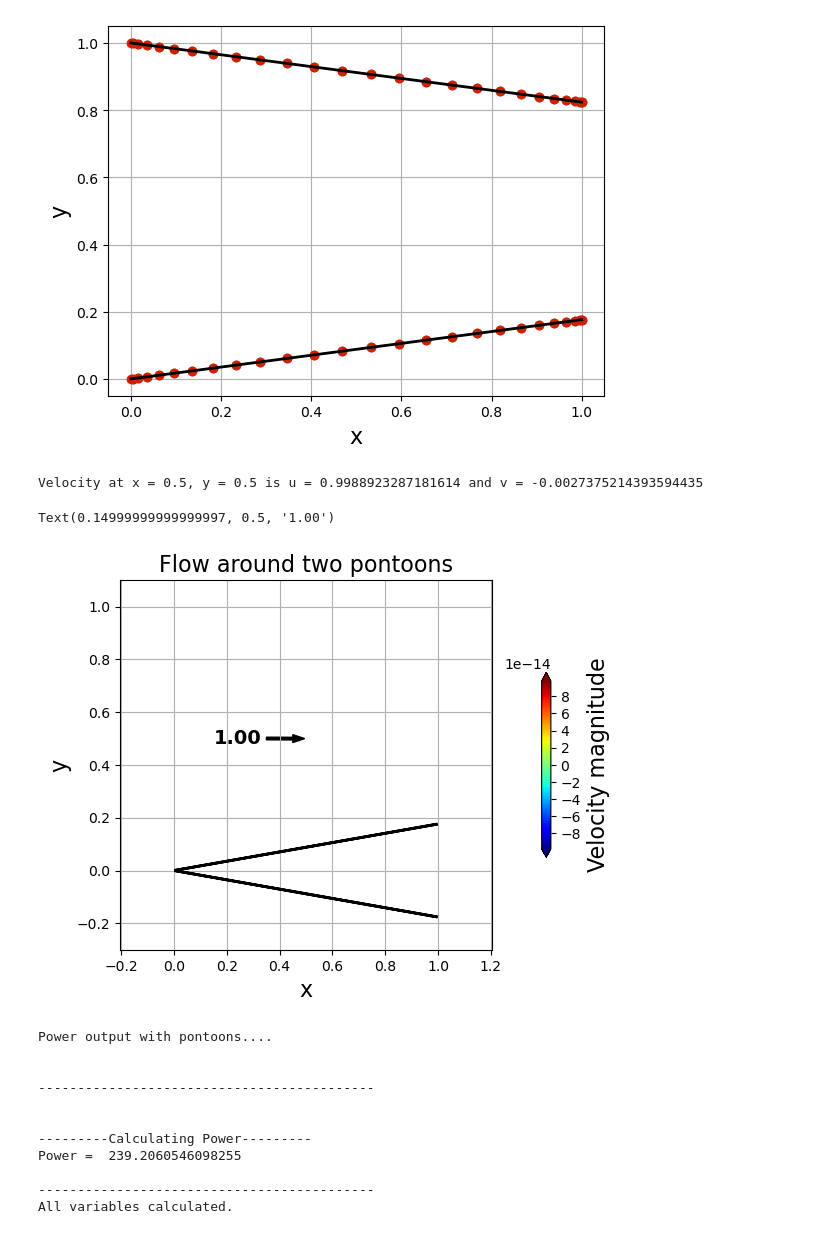
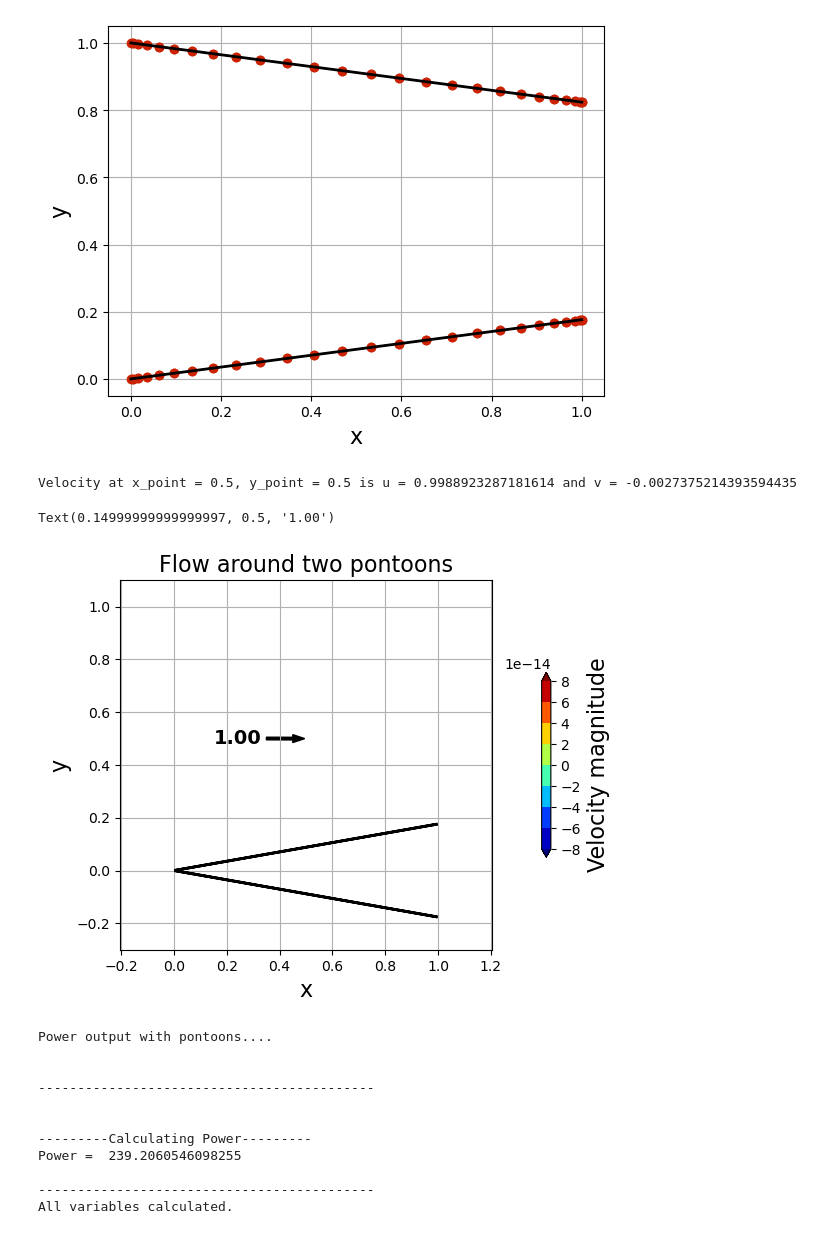
Before and after one commit to pilipb/DP5-code, a Jupyter notebook: testing_foil.ipynb, the cells around one changed output. Drawn from its saved outputs; the diff is of its cells as text; code cells hidden in the pictures.

```diff
--- a/testing_foil.ipynb
+++ b/testing_foil.ipynb
@@ -56,6 +56,7 @@ for i,aerofoil in enumerate(coords):
 for panel in aerofoils[1]:
     panel.ya = panel.ya + turbine_width
     panel.yb = panel.yb + turbine_width
+    panel.yc = panel.yc + turbine_width
 y2 = y2 + turbine_width
 
 
@@ -122,43 +123,42 @@ for i,panels in enumerate(aerofoils):
 u_tot /= 2 * u_inf
 v_tot /= 2 * u_inf
 
 # # plot the velocity field
 # plt.streamplot(X, Y, u_tot, v_tot, density=2, linewidth=1, arrowsize=1, arrowstyle='->')
 
 for panels in aerofoils:
     plt.fill([panel.xc for panel in panels],
         [panel.yc for panel in panels],
         color='k', linestyle='solid', linewidth=2, zorder=2)
 
 # add contours of velocity
-plt.contourf(X, Y, np.sqrt(u_tot**2 + v_tot**2), extend='both', cmap='jet', levels=100)
-
+plt.contourf(X, Y, np.sqrt(u_tot**2 + v_tot**2), extend='both', cmap='jet', levels=10)
 cbar = plt.colorbar(orientation='vertical', shrink=0.5, pad=0.1)
 cbar.set_label('Velocity magnitude', fontsize=16)
 
 plt.grid()
 plt.title('Flow around two pontoons', fontsize=16)
 plt.xlim(x_start, x_end)
 plt.ylim(y_start, y_end)
 plt.xlabel('x', fontsize=16)
 plt.ylabel('y', fontsize=16)
 
 # calculate velocity at x = 0.5, y = width/2
-x = 0.35
-y = turbine_width/2
-u,v = vel_field(panels, freestreams[0], x, y)
-print('Velocity at x = 0.5, y = 0.5 is u = {} and v = {}'.format(u,v))
+x_point = 0.35
+y_point = turbine_width/2
+u,v = vel_field(panels, freestreams[0], x_point, y_point)
+print('Velocity at x_point = 0.5, y_point = 0.5 is u = {} and v = {}'.format(u,v))
 
 # put an arrow there
-plt.arrow(x, y, u/10, v/10, width=0.01, color='k')
+plt.arrow(x_point, y_point, u/10, v/10, width=0.01, color='k')
 
 # find the net velocity at this point
 vel = np.sqrt(u**2 + v**2)
-plt.text(x-0.2, y, '%.2f' %vel, fontsize=14, fontweight='bold', va='center')
+plt.text(x_point-0.2, y_point, '%.2f' %vel, fontsize=14, fontweight='bold', va='center')
 # %% [output]
-Velocity at x = 0.5, y = 0.5 is u = 0.9988923287181614 and v = -0.0027375214393594435
+Velocity at x_point = 0.5, y_point = 0.5 is u = 0.9988923287181614 and v = -0.0027375214393594435
 Text(0.14999999999999997, 0.5, '1.00')
-[figure, old version]
+[figure, new version]
 # %%
 from power_calcs import *
 
```
